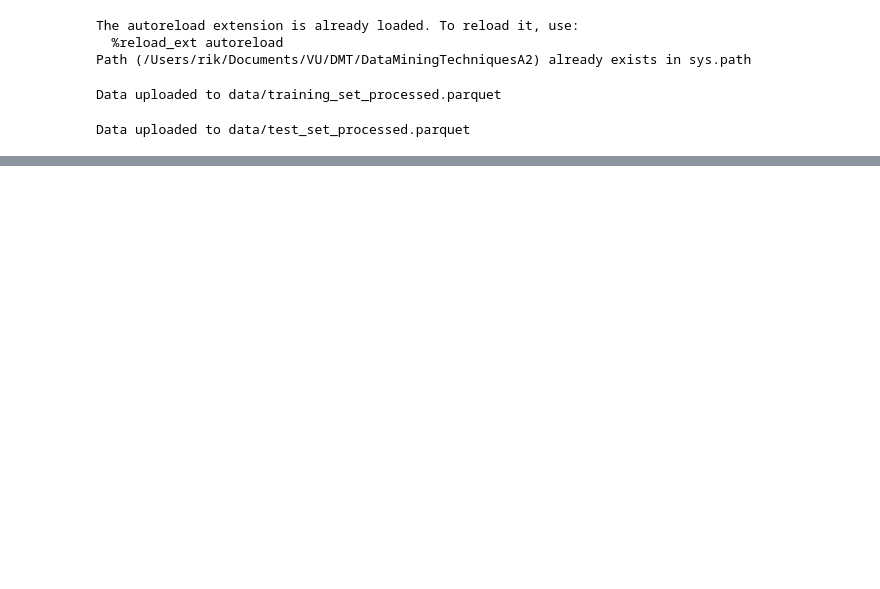
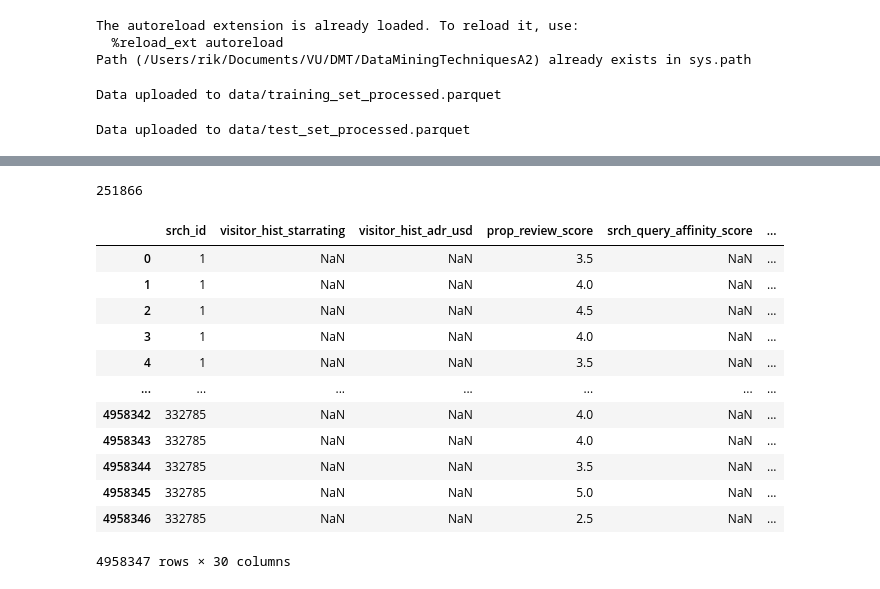
Before and after one commit to madalenabarcelo/DataMiningTechniquesA2, a Jupyter notebook: data_preparation.ipynb, the cells around one changed output, grey strips where cells are left out. Saved outputs shown, nothing was run; the diff lists cells and outputs as text; code cells hidden in the pictures; blank space fills up the shorter version.

```diff
--- a/data_preparation.ipynb
+++ b/data_preparation.ipynb
@@ -22,0 +48,24 @@ test_df = pd.read_parquet("data/test_set_processed.parquet")
+# %%
+len(train_df[~train_df["visitor_hist_starrating"].isnull()])
+# %% [output]
+251866
+# %%
+train_df[["srch_id", "visitor_hist_starrating", "visitor_hist_adr_usd", "prop_review_score",
+            "srch_query_affinity_score", "orig_destination_distance"]
+            + [f"comp{i}_rate" for i in range(1, 9)]
+            + [f"comp{i}_inv" for i in range(1, 9)]
+            + [f"comp{i}_rate_percent_diff" for i in range(1, 9)]]
+# %% [output]
+|  | srch_id | visitor_hist_starrating | visitor_hist_adr_usd | prop_review_score | srch_query_affinity_score | ... |
+| 0 | 1 | NaN | NaN | 3.5 | NaN | ... |
+| 1 | 1 | NaN | NaN | 4.0 | NaN | ... |
+| 2 | 1 | NaN | NaN | 4.5 | NaN | ... |
+| 3 | 1 | NaN | NaN | 4.0 | NaN | ... |
+| 4 | 1 | NaN | NaN | 3.5 | NaN | ... |
+| ... | ... | ... | ... | ... | ... | ... |
+| 4958342 | 332785 | NaN | NaN | 4.0 | NaN | ... |
+| 4958343 | 332785 | NaN | NaN | 4.0 | NaN | ... |
+| 4958344 | 332785 | NaN | NaN | 3.5 | NaN | ... |
+| 4958345 | 332785 | NaN | NaN | 5.0 | NaN | ... |
+| 4958346 | 332785 | NaN | NaN | 2.5 | NaN | ... |
+4958347 rows × 30 columns
```
Also changed, not shown: parts of 4 cells of this notebook, 5 other files.
